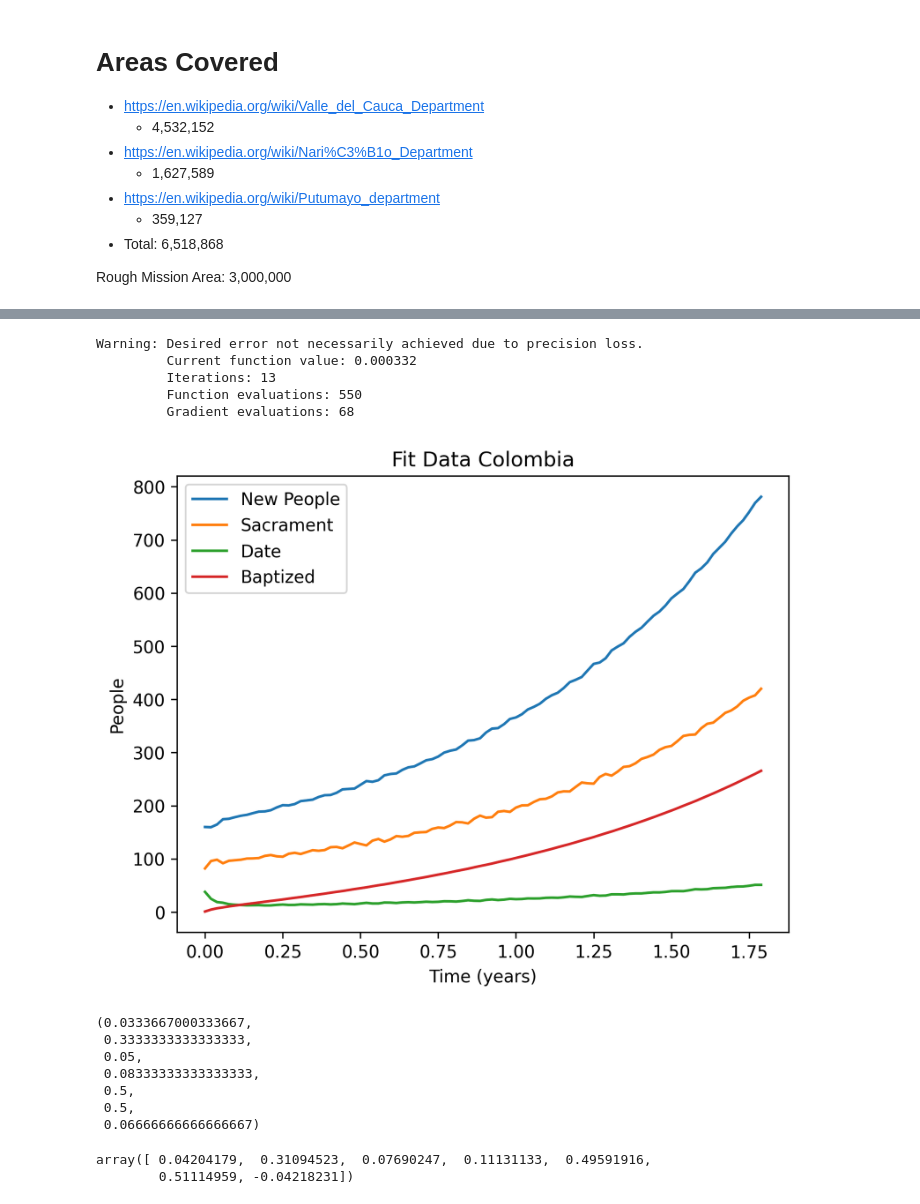
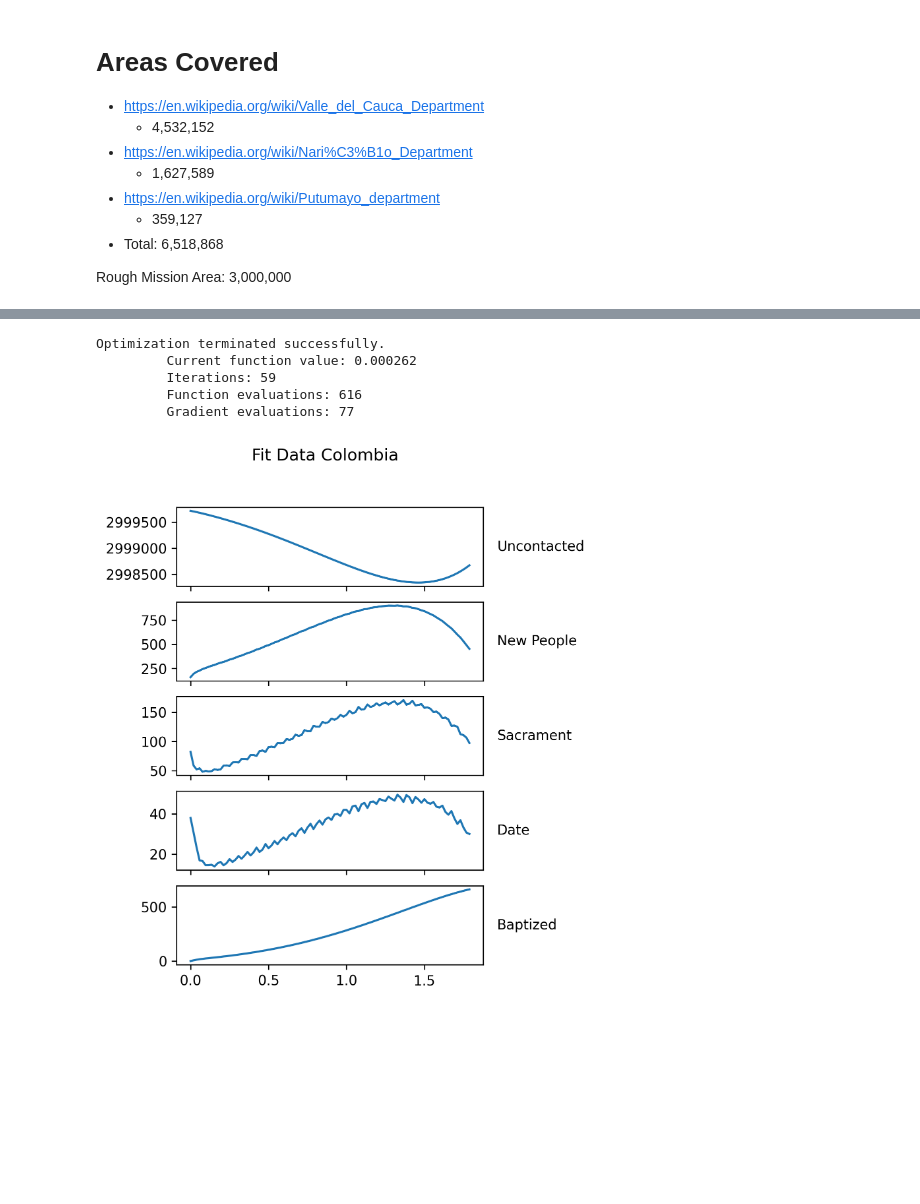
Before and after one commit to mward19/key-indicators-model, a Jupyter notebook: project.ipynb, the cells around one changed output, grey strips where cells are left out. Drawn from its saved outputs; the diff is of its cells as text; code cells hidden in the pictures; blank space fills up the shorter version.

```diff
--- a/project.ipynb
+++ b/project.ipynb
@@ -116,42 +109,17 @@ plt.show()
 # %%
 def error(params):
     ts = np.arange(0, len(colombia[0]))
-    y_hat = model_unsdb(params, tf, colombia[:, 0], ts)
+    y_hat = model_unsdb(params, colombia[:, 0], ts)
     return np.mean(np.linalg.norm(y_hat - colombia, axis=0))
+fit = minimize(error, params, options={"disp": True})
+y_hat = model_unsdb(fit.x, colombia[:, 0], ts)
+# %% [output]
+Optimization terminated successfully.
+         Current function value: 0.000262
+         Iterations: 59
+         Function evaluations: 616
+         Gradient evaluations: 77
-# %%
-result = minimize(error, params, options={"disp": True})
-# %% [output]
-Warning: Desired error not necessarily achieved due to precision loss.
-         Current function value: 0.000332
-         Iterations: 13
-         Function evaluations: 550
-         Gradient evaluations: 68
-# %%
-y = model_unsdb(result.x, tf, colombia[:, 0], ts)
-for i, label in enumerate(labels):
-    if label == "Uncontacted":
-        continue
-    plt.plot(ts / 52, y[i] * population, label=label)
-plt.title("Fit Data Colombia")
-plt.xlabel("Time (years)")
-plt.ylabel("People")
-plt.legend()
-plt.ticklabel_format(style="plain", useOffset=False)
-plt.show()
-# %% [output]
-[figure, removed]
-# %%
-params
-# %% [output]
-(0.0333667000333667,
- 0.3333333333333333,
- 0.05,
- 0.08333333333333333,
- 0.5,
- 0.5,
- 0.06666666666666667)
-# %%
-result.x
-# %% [output]
-array([ 0.04204179,  0.31094523,  0.07690247,  0.11131133,  0.49591916,
-        0.51114959, -0.04218231])
+# %%
+plot_solutions_separate(ts, y_hat, population, "Fit Data Colombia")
+# %% [output]
+[figure, added]
```
Also changed, not shown: parts of 7 cells of this notebook.
